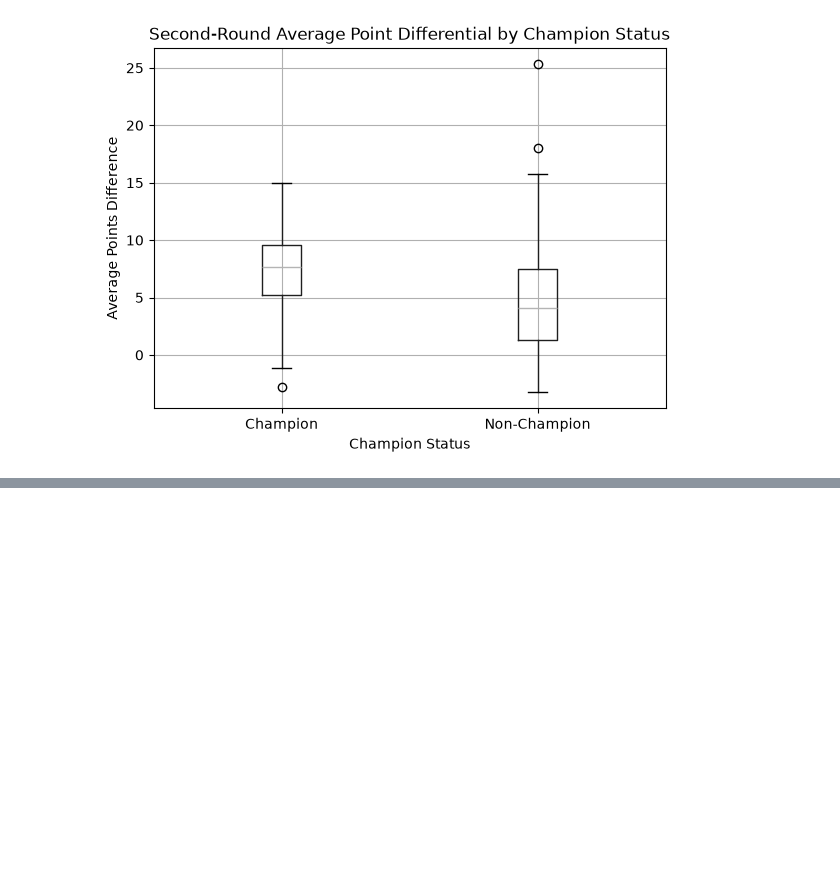
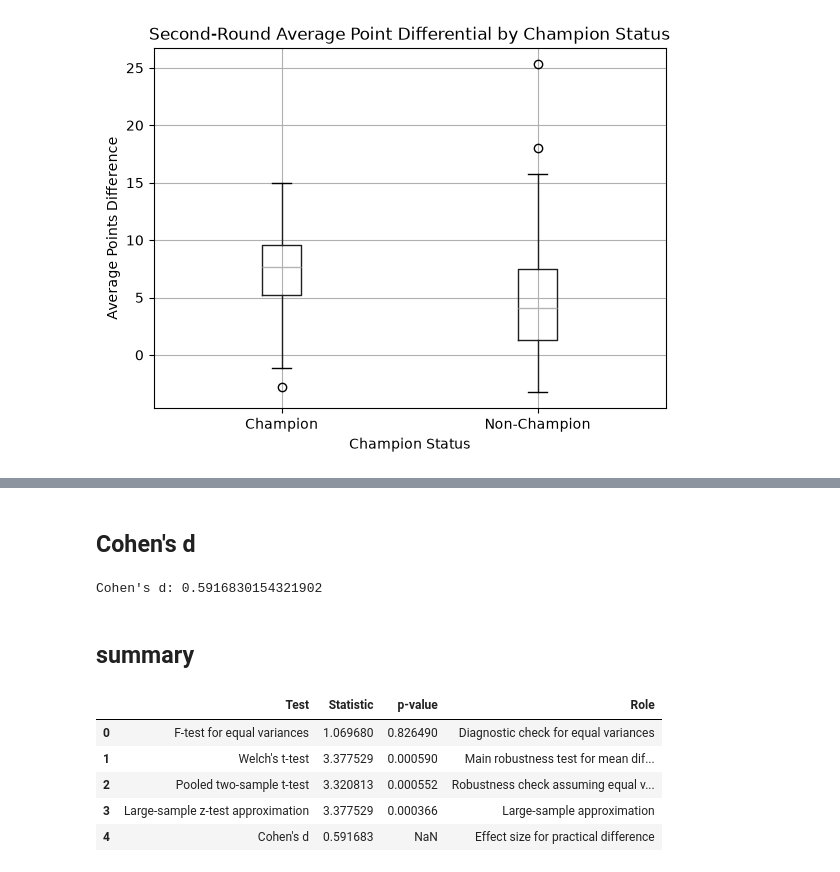
Before and after one commit to GalahadJr-1214/2026-Statistics-Final-Project, a Jupyter notebook: Final Project/champ_stats_diff.ipynb, the cells around one changed output, grey strips where cells are left out. Cells and saved outputs as stored; diff of their text form; code cells hidden in the pictures; blank space fills up the shorter version.

```diff
--- a/Final Project/champ_stats_diff.ipynb
+++ b/Final Project/champ_stats_diff.ipynb
@@ -241,0 +383,63 @@ The pooled two sample t-test was also conducted as a robustness check, and it ga
+# %% [markdown]
+## Cohen's d
+# %%
+season_norm_n1 = len(season_norm_champ)
+season_norm_n2 = len(season_norm_non_champ)
+
+season_norm_s1 = season_norm_champ.std(ddof=1)
+season_norm_s2 = season_norm_non_champ.std(ddof=1)
+
+season_norm_pooled_sd = np.sqrt(
+    ((season_norm_n1 - 1) * season_norm_s1**2 + (season_norm_n2 - 1) * season_norm_s2**2)
+    / (season_norm_n1 + season_norm_n2 - 2)
+)
+
+season_norm_cohen_d = (
+    season_norm_champ.mean() - season_norm_non_champ.mean()
+) / season_norm_pooled_sd
+
+print("Cohen's d:", season_norm_cohen_d)
+# %% [output]
+Cohen's d: 0.5916830154321902
+# %% [markdown]
+## summary
+# %%
+summary_q2_season_norm = pd.DataFrame({
+    "Test": [
+        "F-test for equal variances",
+        "Welch's t-test",
+        "Pooled two-sample t-test",
+        "Large-sample z-test approximation",
+        "Cohen's d"
+    ],
+    "Statistic": [
+        season_norm_F,
+        season_norm_welch_result.statistic,
+        season_norm_pooled_result.statistic,
+        season_norm_z_stat,
+        season_norm_cohen_d
+    ],
+    "p-value": [
+        season_norm_p_two_tail,
+        season_norm_welch_result.pvalue,
+        season_norm_pooled_result.pvalue,
+        season_norm_p_value_z,
+        np.nan
+    ],
+    "Role": [
+        "Diagnostic check for equal variances",
+        "Main robustness test for mean difference",
+        "Robustness check assuming equal variances",
+        "Large-sample approximation",
+        "Effect size for practical difference"
+    ]
+})
+
+summary_q2_season_norm
+# %% [output]
+|  | Test | Statistic | p-value | Role |
+| 0 | F-test for equal variances | 1.069680 | 0.826490 | Diagnostic check for equal variances |
+| 1 | Welch's t-test | 3.377529 | 0.000590 | Main robustness test for mean dif... |
+| 2 | Pooled two-sample t-test | 3.320813 | 0.000552 | Robustness check assuming equal v... |
+| 3 | Large-sample z-test approximation | 3.377529 | 0.000366 | Large-sample approximation |
+| 4 | Cohen's d | 0.591683 | NaN | Effect size for practical difference |
```
Also changed, not shown: parts of 16 cells of this notebook.
